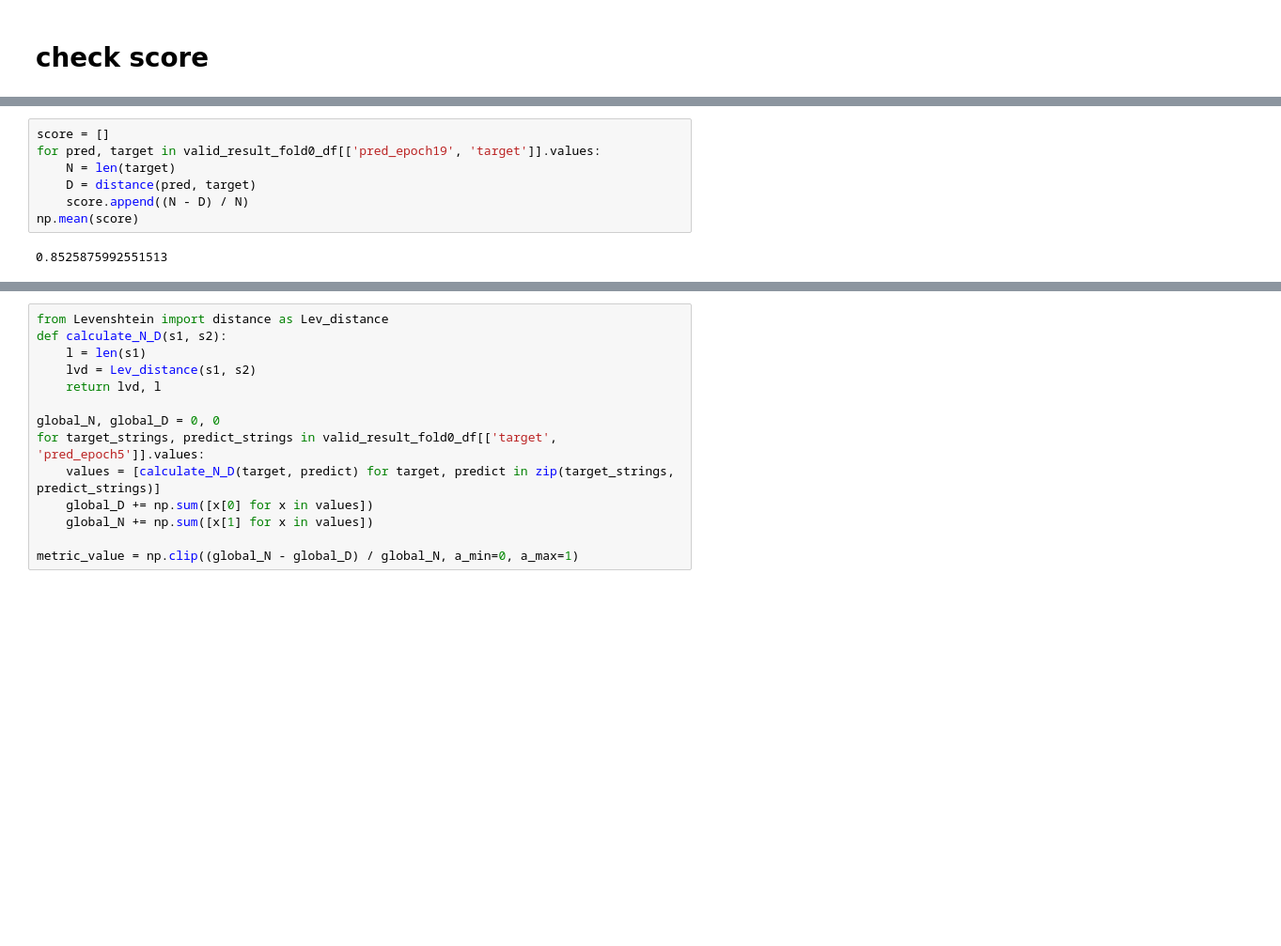
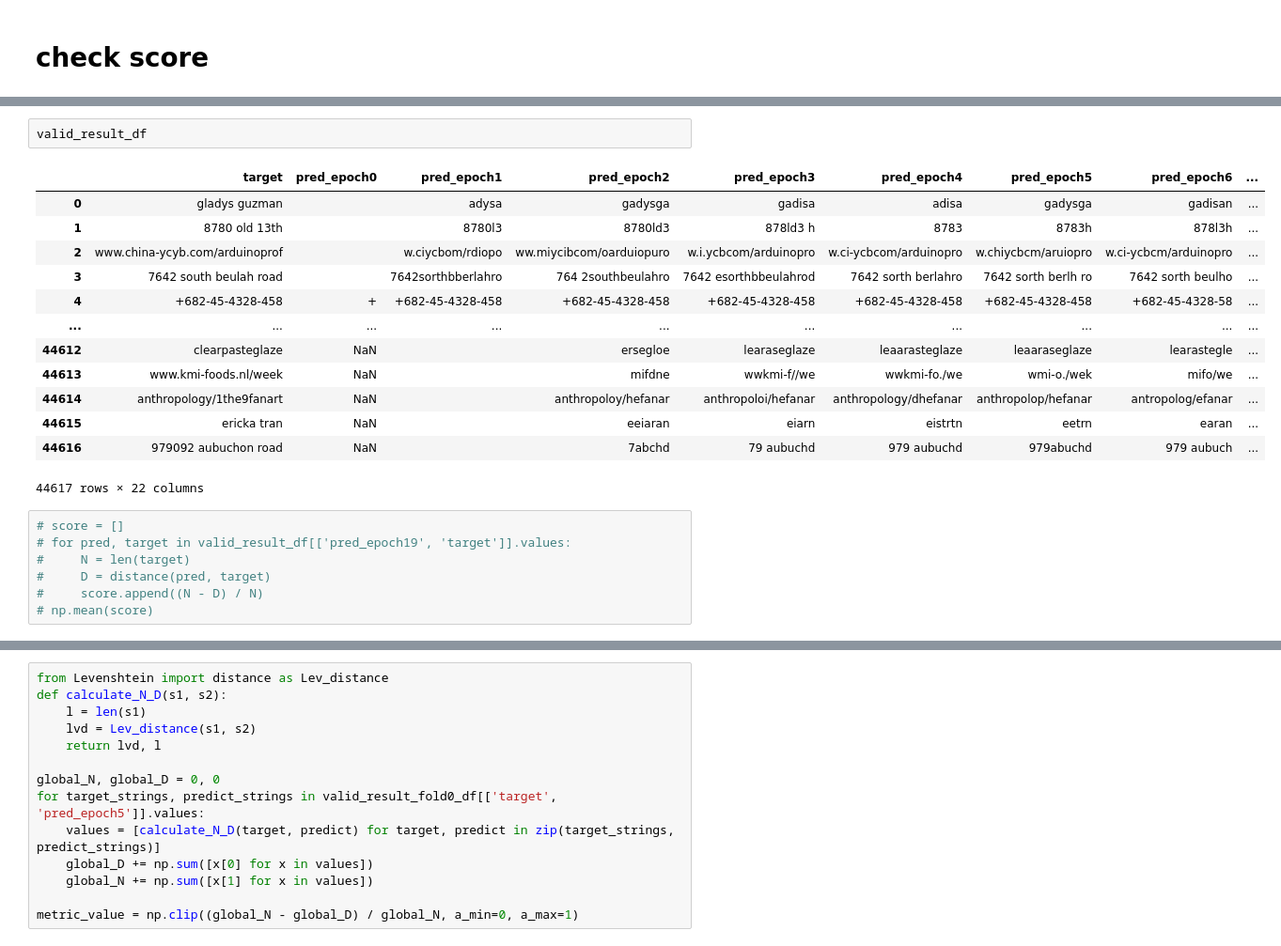
Before and after one commit to Luka-Magic/kaggle_asl2, a Jupyter notebook: exp/exp0007/check_oof.ipynb, the cells around one changed output, grey strips where cells are left out. Shown at 94% size. Drawn from its saved outputs; the diff is of its cells as text; blank space fills up the shorter version.

```diff
--- a/exp/exp0007/check_oof.ipynb
+++ b/exp/exp0007/check_oof.ipynb
@@ -183,9 +144,23 @@ valid_result_fold0_df
+# %%
+valid_result_df
+# %% [output]
+|  | target | pred_epoch0 | pred_epoch1 | pred_epoch2 | pred_epoch3 | pred_epoch4 | pred_epoch5 | pred_epoch6 | ... |
+| 0 | gladys guzman |  | adysa | gadysga | gadisa | adisa | gadysga | gadisan | ... |
+| 1 | 8780 old 13th |  | 8780l3 | 8780ld3 | 878ld3 h | 8783 | 8783h | 878l3h | ... |
+| 2 | www.china-ycyb.com/arduinoprof |  | w.ciycbom/rdiopo | ww.miycibcom/oarduiopuro | w.i.ycbcom/arduinopro | w.ci-ycbcom/arduinopro | w.chiycbcm/aruiopro | w.ci-ycbcm/arduinopro | ... |
+| 3 | 7642 south beulah road |  | 7642sorthbberlahro | 764 2southbeulahro | 7642 esorthbbeulahrod | 7642 sorth berlahro | 7642 sorth berlh ro | 7642 sorth beulho | ... |
+| 4 | +682-45-4328-458 | + | +682-45-4328-458 | +682-45-4328-458 | +682-45-4328-458 | +682-45-4328-458 | +682-45-4328-458 | +682-45-4328-58 | ... |
+| ... | ... | ... | ... | ... | ... | ... | ... | ... | ... |
+| 44612 | clearpasteglaze | NaN |  | ersegloe | learaseglaze | leaarasteglaze | leaaraseglaze | learastegle | ... |
+| 44613 | www.kmi-foods.nl/week | NaN |  | mifdne | wwkmi-f//we | wwkmi-fo./we | wmi-o./wek | mifo/we | ... |
+| 44614 | anthropology/1the9fanart | NaN |  | anthropoloy/hefanar | anthropoloi/hefanar | anthropology/dhefanar | anthropolop/hefanar | antropolog/efanar | ... |
+| 44615 | ericka tran | NaN |  | eeiaran | eiarn | eistrtn | eetrn | earan | ... |
+| 44616 | 979092 aubuchon road | NaN |  | 7abchd | 79 aubuchd | 979 aubuchd | 979abuchd | 979 aubuch | ... |
+44617 rows × 22 columns
 # %%
-score = []
-for pred, target in valid_result_fold0_df[['pred_epoch19', 'target']].values:
-    N = len(target)
-    D = distance(pred, target)
-    score.append((N - D) / N)
-np.mean(score)
+# score = []
+# for pred, target in valid_result_df[['pred_epoch19', 'target']].values:
+#     N = len(target)
+#     D = distance(pred, target)
+#     score.append((N - D) / N)
+# np.mean(score)
-# %% [output]
-0.8525875992551513
```
Also changed, not shown: parts of 17 cells of this notebook, 1 other file.
